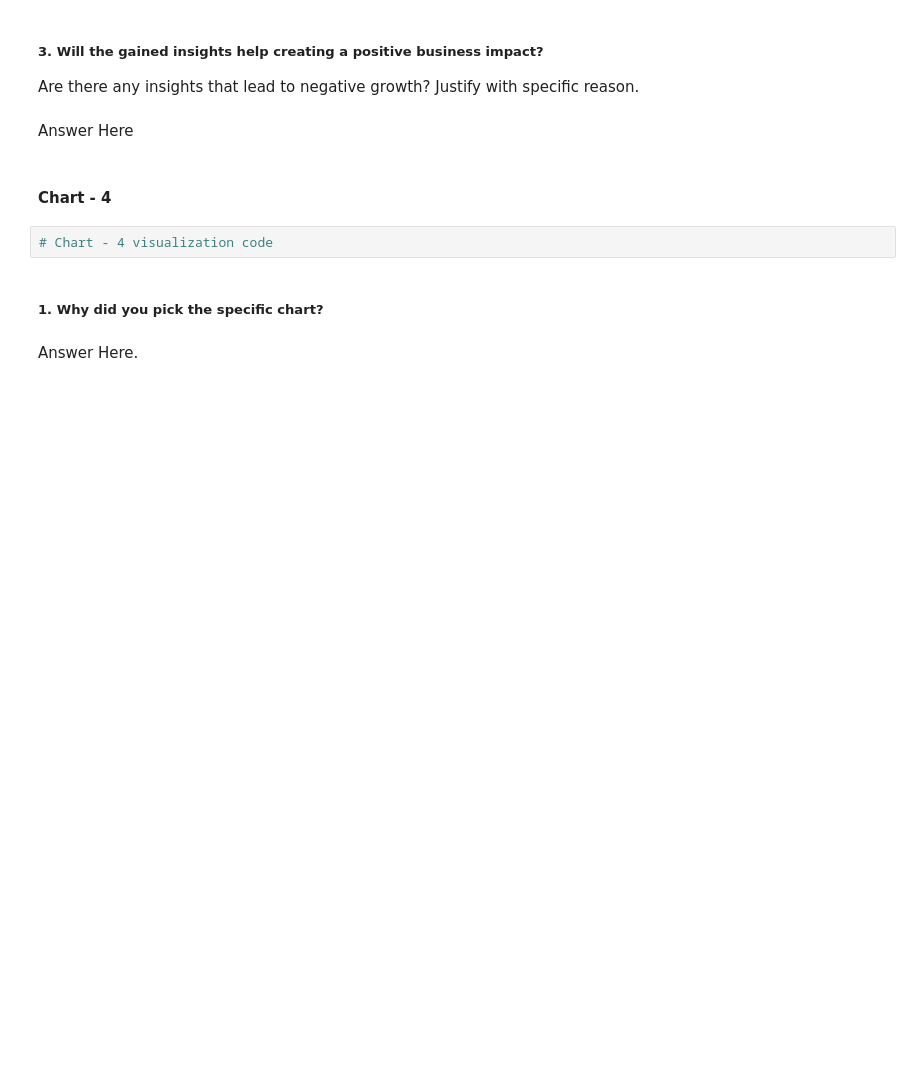
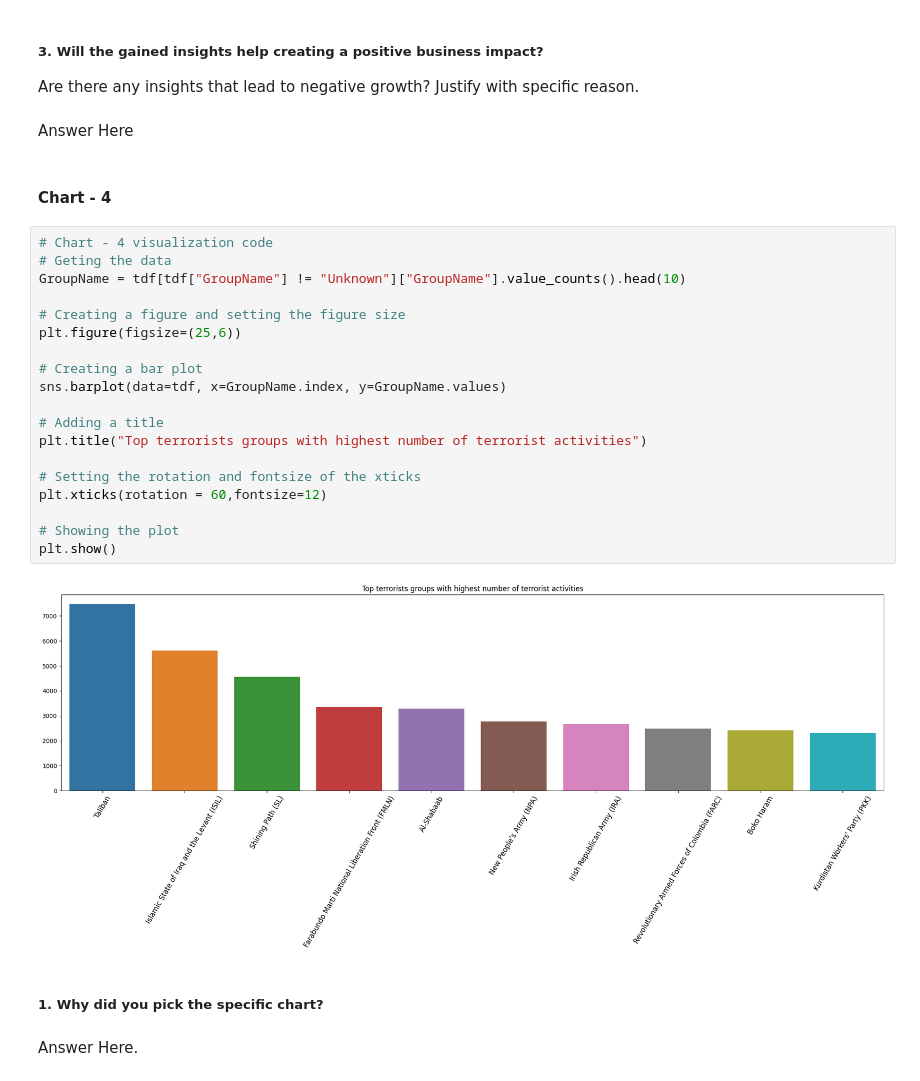
Before and after one commit to imyush11/-EDA-CAPSTONE-, a Jupyter notebook: EDA_Global_Terrorism_Dataset_Project.ipynb, the cells around one changed output. Cells and saved outputs as stored; diff of their text form; blank space fills up the shorter version.

```diff
--- a/EDA_Global_Terrorism_Dataset_Project.ipynb
+++ b/EDA_Global_Terrorism_Dataset_Project.ipynb
@@ -377,8 +428,27 @@ Are there any insights that lead to negative growth? Justify with specific reaso
 Answer Here
 # %% [markdown]
 #### Chart - 4
-# %%
-# Chart - 4 visualization code
+# %%
+# Chart - 4 visualization code
+# Geting the data
+GroupName = tdf[tdf["GroupName"] != "Unknown"]["GroupName"].value_counts().head(10)
+
+# Creating a figure and setting the figure size
+plt.figure(figsize=(25,6))
+
+# Creating a bar plot
+sns.barplot(data=tdf, x=GroupName.index, y=GroupName.values)
+
+# Adding a title
+plt.title("Top terrorists groups with highest number of terrorist activities")
+
+# Setting the rotation and fontsize of the xticks
+plt.xticks(rotation = 60,fontsize=12)
+
+# Showing the plot
+plt.show()
+# %% [output]
+[figure, added]
 # %% [markdown]
 ##### 1. Why did you pick the specific chart?
 # %% [markdown]
```
Also changed, not shown: parts of 222 cells of this notebook.
